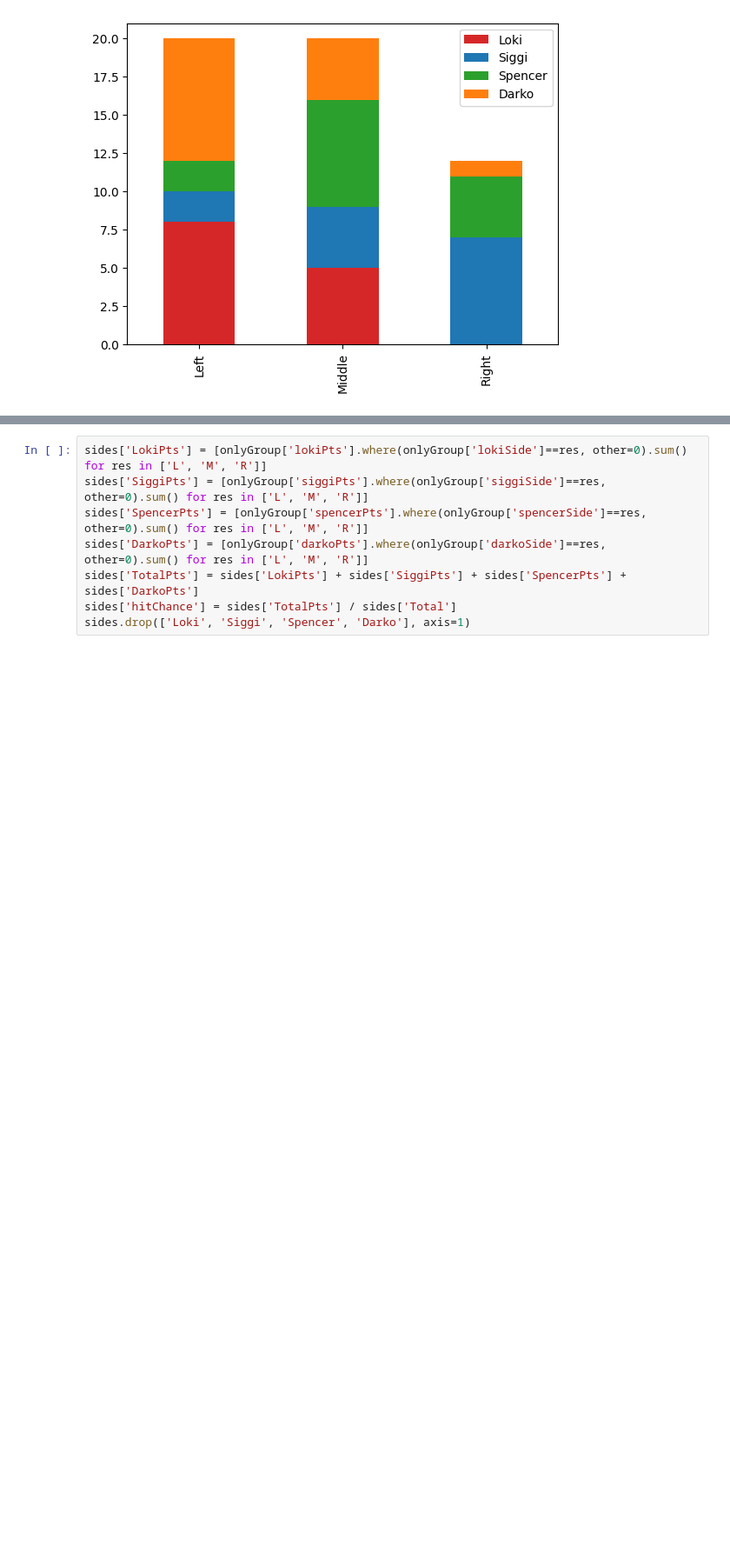
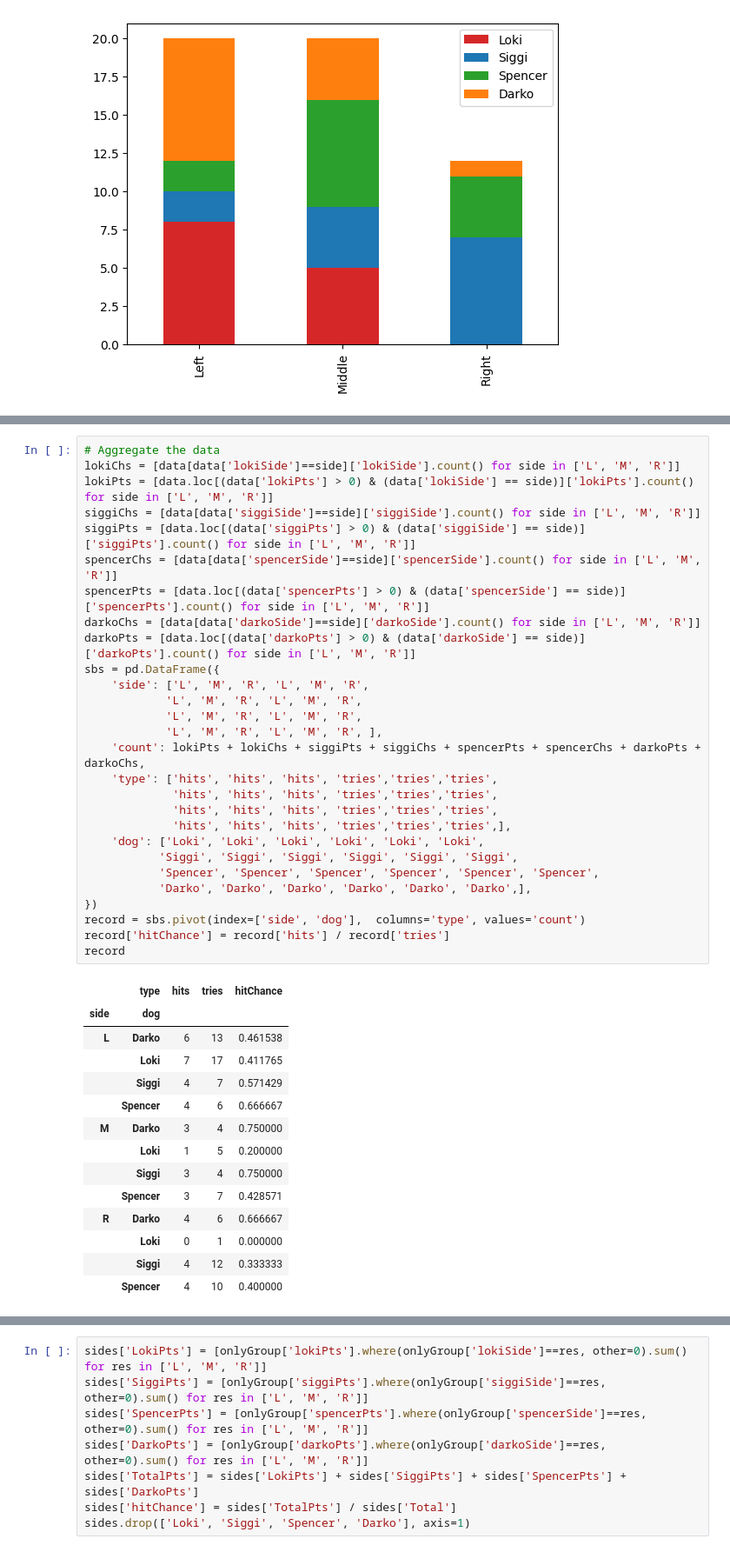
Before and after one commit to ben-tinc/pawracle, a Jupyter notebook: pawracle.ipynb, the cells around one changed output, grey strips where cells are left out. Shown: that part at 87% size. Cells and saved outputs as stored; diff of their text form; blank space fills up the shorter version.

```diff
--- a/pawracle.ipynb
+++ b/pawracle.ipynb
@@ -158,0 +185,43 @@ plt.show(vis)
+# %%
+# Aggregate the data
+lokiChs = [data[data['lokiSide']==side]['lokiSide'].count() for side in ['L', 'M', 'R']]
+lokiPts = [data.loc[(data['lokiPts'] > 0) & (data['lokiSide'] == side)]['lokiPts'].count() for side in ['L', 'M', 'R']]
+siggiChs = [data[data['siggiSide']==side]['siggiSide'].count() for side in ['L', 'M', 'R']]
+siggiPts = [data.loc[(data['siggiPts'] > 0) & (data['siggiSide'] == side)]['siggiPts'].count() for side in ['L', 'M', 'R']]
+spencerChs = [data[data['spencerSide']==side]['spencerSide'].count() for side in ['L', 'M', 'R']]
+spencerPts = [data.loc[(data['spencerPts'] > 0) & (data['spencerSide'] == side)]['spencerPts'].count() for side in ['L', 'M', 'R']]
+darkoChs = [data[data['darkoSide']==side]['darkoSide'].count() for side in ['L', 'M', 'R']]
+darkoPts = [data.loc[(data['darkoPts'] > 0) & (data['darkoSide'] == side)]['darkoPts'].count() for side in ['L', 'M', 'R']]
+sbs = pd.DataFrame({
+    'side': ['L', 'M', 'R', 'L', 'M', 'R',
+            'L', 'M', 'R', 'L', 'M', 'R',
+            'L', 'M', 'R', 'L', 'M', 'R',
+            'L', 'M', 'R', 'L', 'M', 'R', ],
+    'count': lokiPts + lokiChs + siggiPts + siggiChs + spencerPts + spencerChs + darkoPts + darkoChs,
+    'type': ['hits', 'hits', 'hits', 'tries','tries','tries',
+             'hits', 'hits', 'hits', 'tries','tries','tries',
+             'hits', 'hits', 'hits', 'tries','tries','tries',
+             'hits', 'hits', 'hits', 'tries','tries','tries',],
+    'dog': ['Loki', 'Loki', 'Loki', 'Loki', 'Loki', 'Loki',
+           'Siggi', 'Siggi', 'Siggi', 'Siggi', 'Siggi', 'Siggi',
+           'Spencer', 'Spencer', 'Spencer', 'Spencer', 'Spencer', 'Spencer',
+           'Darko', 'Darko', 'Darko', 'Darko', 'Darko', 'Darko',],
+})
+record = sbs.pivot(index=['side', 'dog'],  columns='type', values='count')
+record['hitChance'] = record['hits'] / record['tries']
+record
+# %% [output]
+|  | type | hits | tries | hitChance |
+| side | dog |  |  |  |
+| L | Darko | 6 | 13 | 0.461538 |
+|  | Loki | 7 | 17 | 0.411765 |
+|  | Siggi | 4 | 7 | 0.571429 |
+|  | Spencer | 4 | 6 | 0.666667 |
+| M | Darko | 3 | 4 | 0.750000 |
+|  | Loki | 1 | 5 | 0.200000 |
+|  | Siggi | 3 | 4 | 0.750000 |
+|  | Spencer | 3 | 7 | 0.428571 |
+| R | Darko | 4 | 6 | 0.666667 |
+|  | Loki | 0 | 1 | 0.000000 |
+|  | Siggi | 4 | 12 | 0.333333 |
+|  | Spencer | 4 | 10 | 0.400000 |
```
Also changed, not shown: parts of 8 cells of this notebook.
